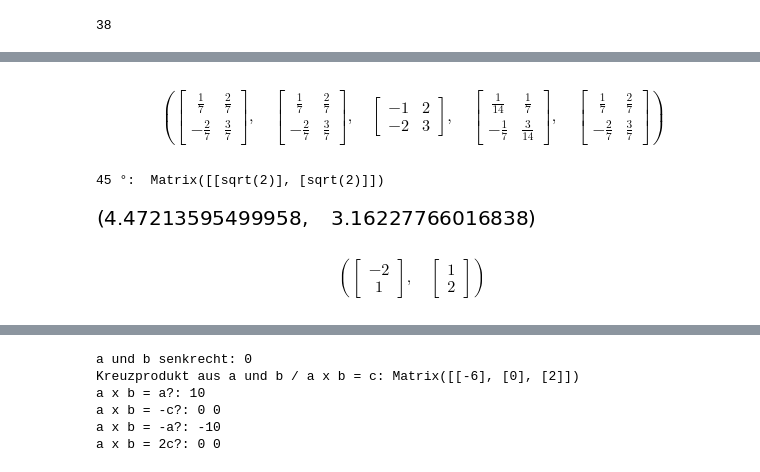
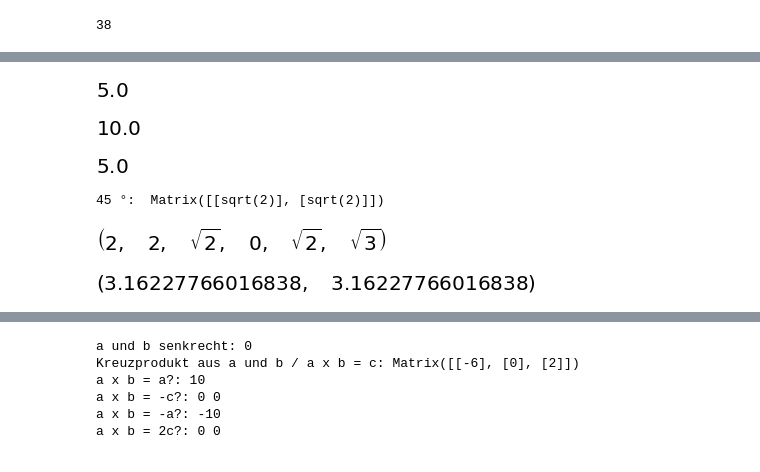
Before and after one commit to Physalisx8/Mathe2, a Jupyter notebook: Kiwan/Aufgabensammlung Mathe 2 WiSe 19.ipynb, the cells around one changed output, grey strips where cells are left out. Drawn from its saved outputs; the diff is of its cells as text; code cells hidden in the pictures.

```diff
--- a/Kiwan/Aufgabensammlung Mathe 2 WiSe 19.ipynb
+++ b/Kiwan/Aufgabensammlung Mathe 2 WiSe 19.ipynb
@@ -1369,53 +1415,69 @@ $$\left ( \left[\begin{matrix}\frac{1}{7 x} & \frac{2}{7 x}\\- \frac{2}{7 y} & \
-# %%
-#zu 221
-from sympy import *
-x,y = symbols("x y")
-def f(x):
-    return Matrix([[3,-2], [2,1]])
-def g(x):
-    return Matrix([[3,-2], [2,1]])
-def h(x):
-    return Matrix([[3,-2], [2,-1]])
-f(x).inv(), g(x).inv(), h(x).inv(), (f(x)+g(x)).inv(),  f(f(x)).inv()
-# %% [output]
-$$\left ( \left[\begin{matrix}\frac{1}{7} & \frac{2}{7}\\- \frac{2}{7} & \frac{3}{7}\end{matrix}\right], \quad \left[\begin{matrix}\frac{1}{7} & \frac{2}{7}\\- \frac{2}{7} & \frac{3}{7}\end{matrix}\right], \quad \left[\begin{matrix}-1 & 2\\-2 & 3\end{matrix}\right], \quad \left[\begin{matrix}\frac{1}{14} & \frac{1}{7}\\- \frac{1}{7} & \frac{3}{14}\end{matrix}\right], \quad \left[\begin{matrix}\frac{1}{7} & \frac{2}{7}\\- \frac{2}{7} & \frac{3}{7}\end{matrix}\right]\right )$$
+# %%
+#Nr.223
+from sympy import *
+a = Matrix([5,2]).normalized() * sqrt(10)
+b = Matrix([-2,5]).normalized() * sqrt(15)
+N((a+b).norm())
+#Alternativ: s. Notiz neben Aufgabe in pdf
+#Lösung: 5
+# %% [output]
+[figure, added]
+# %%
+#Nr.224
+from sympy import *
+#Tippfehler von Weitz, richtige Gleichung: (2a+2b) * (a+b) [statt (ab)]
+a = Matrix([2,7]).normalized() * sqrt(2) #random Vektor normalisieren * sqrt(2) -> ||a|| = sqrt(2)
+b = Matrix([-7,2]).normalized() * sqrt(3) #orthogonalen Vektor bilden
+N((2*a+2*b).dot(a+b))
+# %% [output]
+[figure, added]
+# %%
+#Nr.225
+from sympy import *
+M = Matrix([[cos(30*degToRad),-sin(30*degToRad)], [sin(30*degToRad),cos(30*degToRad)]])
+a = Matrix([3,4])
+N((M*a).norm())
+#Alternativ: s. Notiz neben Aufgabe in pdf
+#Lösung: 5
+# %% [output]
+[figure, added]
 # %%
 #Nr.226
 from sympy import *
 degToRad = (pi/180)
 radToDeg = (180/pi)
-for i in range(0,181):
+for i in range(0,361):
     Dreh = Matrix([[cos(i*degToRad), -sin(i*degToRad)], [sin(i*degToRad), cos(i*degToRad)]])
     test = Dreh*Matrix([2,0])
     if test==Matrix([sqrt(2),sqrt(2)]) or test==Matrix([1,1]) or test==Matrix([0,0]) or test==Matrix([1,-1]) or test==Matrix([1,sqrt(2)]):
         print(i,"°: ", Dreh * Matrix([2,0]))
+
+#Alternativ
+f = Matrix([[cos(pi/3), -sin(pi/3)], [sin(pi/3), cos(pi/3)]])
+x = f * Matrix([2, 0])
+
+a = Matrix([sqrt(2), sqrt(2)])
+b = Matrix([1, 1])
+c = Matrix([0, 0])
+d = Matrix([1, -1])
+e = Matrix([1, sqrt(2)])
+
+x.norm(), a.norm(), b.norm(), c.norm(), d.norm(), e.norm() #Länge ändert sich nicht bei Drehung, lediglich a stimmt überein
+                                                           #Rest unmöglich, daher ankreuzen
 #Bei einer 45° Drehung kommt (sqrt(2), sqrt(2)) heraus, die anderen 4 sind also unmöglich (Diese 4 ankreuzen!)
 # %% [output]
 45 °:  Matrix([[sqrt(2)], [sqrt(2)]])
+[figure, added]
 # %%
-"!"
 #Nr.227
 from sympy import *
 from math import sin,cos
 degToRad = (pi/180)
 radToDeg = (180/pi)
-M = Matrix([[cos(30*degToRad), -sin(30*degToRad)], [sin(30*degToRad), cos(30*degToRad)]])
+M = Matrix([[cos(30*degToRad), -sin(30*degToRad)], [sin(30*degToRad), cos(30*degToRad)]]) #Grad irrelevant
 v = Matrix([1,2])
 w = Matrix([2,-1])
-(M*v).norm() + (M*w).norm(), (M*(v+w)).norm() #warum ergibt das nicht dasselbe?? s.Buch S.333 (iii.)
-#Lösung: 4.47 oder 3.16
+(M*v + M*w).norm(), (M*(v+w)).norm() #identisch
+#Lösung: 3.16
 # %% [output]
-[figure, old version]
+[figure, new version]
-# %%
-from sympy import *
-#from math import sin,cos
-degToRad = (pi/180)
-radToDeg = (180/pi)
-M = Matrix([[cos(90*degToRad), -sin(90*degToRad)], [sin(90*degToRad), cos(90*degToRad)]])
-v = Matrix([1,2])
-w = Matrix([2,-1])
-vw=v+w
-(M*v).norm()+(M*w).norm(),(M*vw).norm()
-M*v,M*w
-# %% [output]
-$$\left ( \left[\begin{matrix}-2\\1\end{matrix}\right], \quad \left[\begin{matrix}1\\2\end{matrix}\right]\right )$$
```
Also changed, not shown: parts of 79 cells of this notebook, 1 other file.
